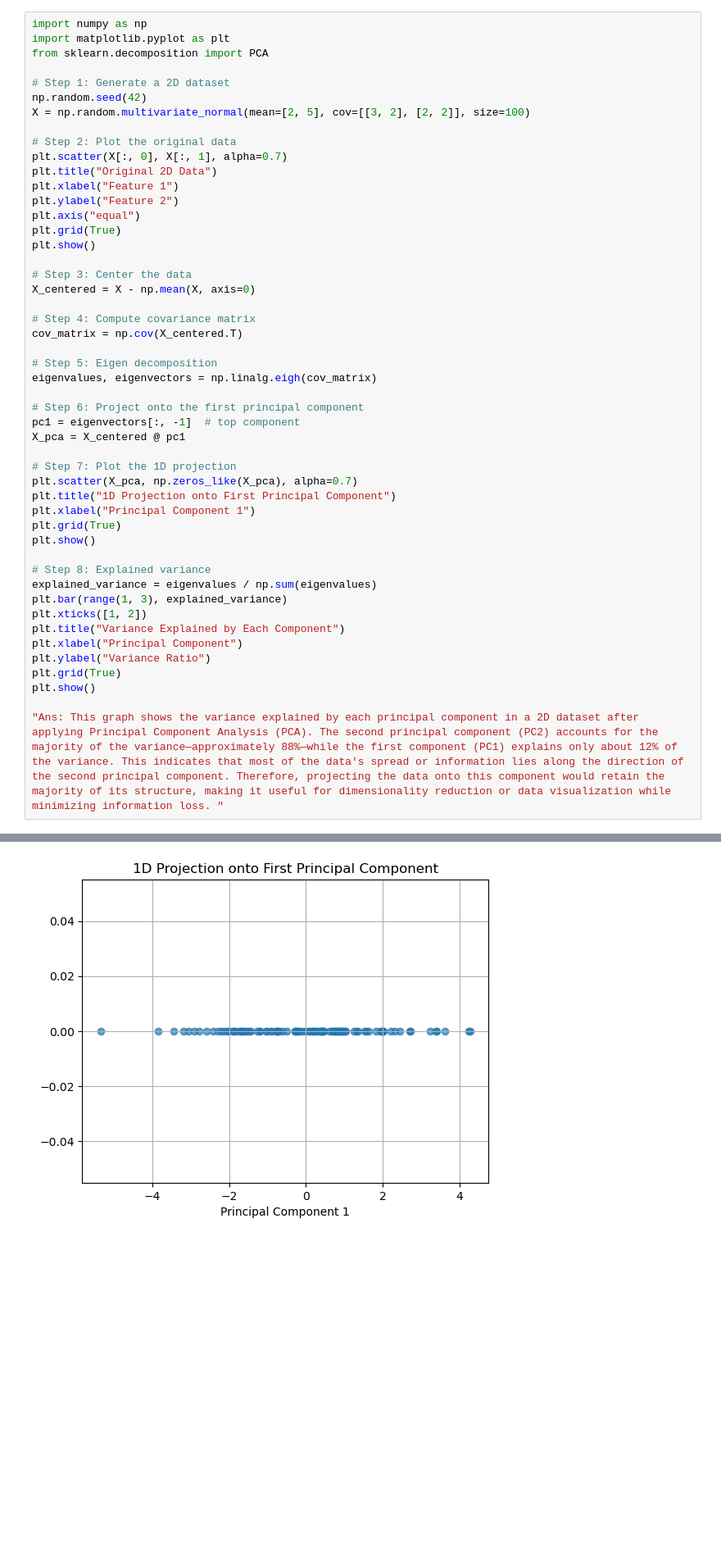
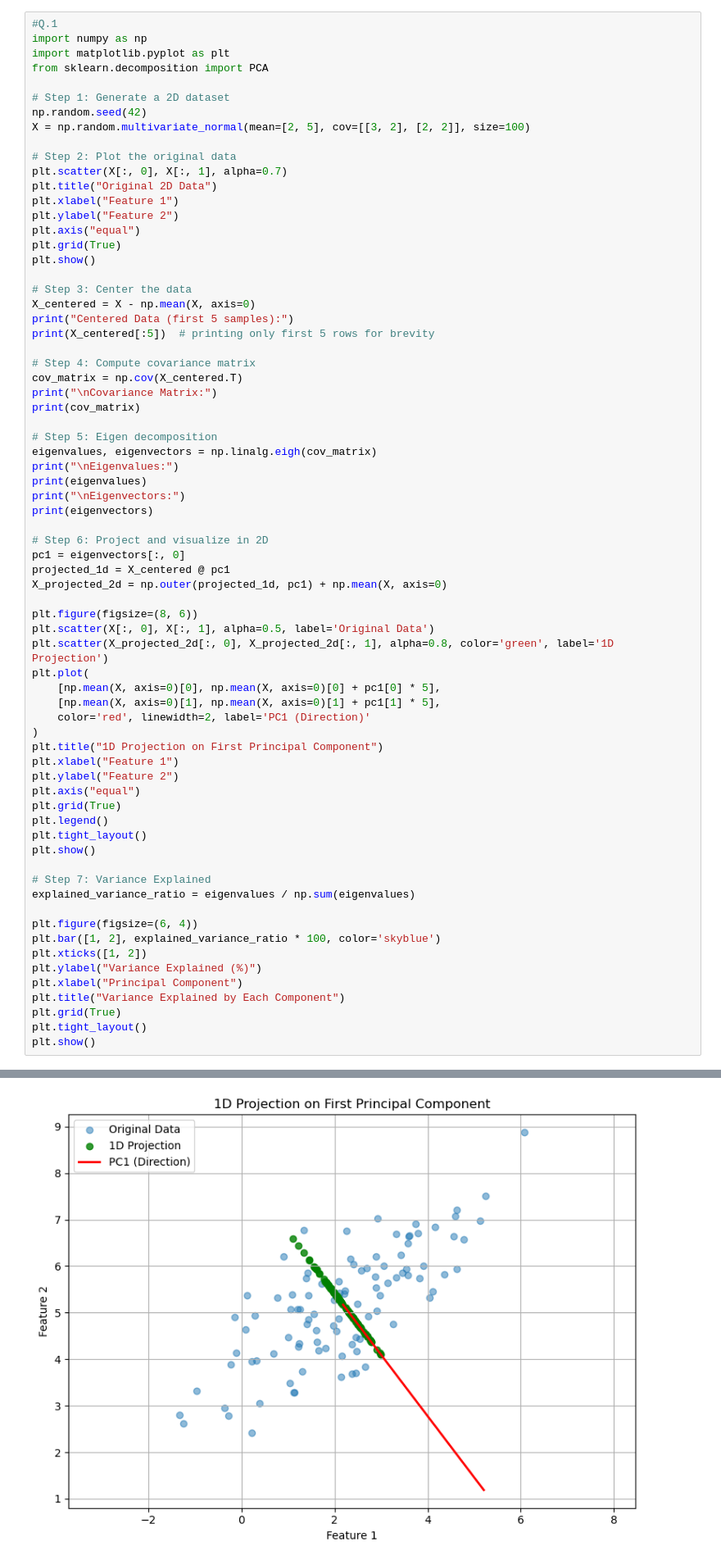
Before and after one commit to SohamKatkar24/is7332025, a Jupyter notebook: data-mining-project-repo/lab10/IS733_Lab10.ipynb, the cells around one changed output, grey strips where cells are left out. Shown at 82% size. Drawn from its saved outputs; the diff is of its cells as text; blank space fills up the shorter version.

```diff
--- a/data-mining-project-repo/lab10/IS733_Lab10.ipynb
+++ b/data-mining-project-repo/lab10/IS733_Lab10.ipynb
@@ -20,4 +1,5 @@ plt.show()
 # %%
+#Q.1
 import numpy as np
 import matplotlib.pyplot as plt
 from sklearn.decomposition import PCA
@@ -37,34 +19,54 @@ plt.show()
 
 # Step 3: Center the data
 X_centered = X - np.mean(X, axis=0)
+print("Centered Data (first 5 samples):")
+print(X_centered[:5])  # printing only first 5 rows for brevity
 
 # Step 4: Compute covariance matrix
 cov_matrix = np.cov(X_centered.T)
+print("\nCovariance Matrix:")
+print(cov_matrix)
 
 # Step 5: Eigen decomposition
 eigenvalues, eigenvectors = np.linalg.eigh(cov_matrix)
+print("\nEigenvalues:")
+print(eigenvalues)
+print("\nEigenvectors:")
+print(eigenvectors)
 
-# Step 6: Project onto the first principal component
-pc1 = eigenvectors[:, -1]  # top component
-X_pca = X_centered @ pc1
+# Step 6: Project and visualize in 2D
+pc1 = eigenvectors[:, 0]
+projected_1d = X_centered @ pc1
+X_projected_2d = np.outer(projected_1d, pc1) + np.mean(X, axis=0)
 
-# Step 7: Plot the 1D projection
-plt.scatter(X_pca, np.zeros_like(X_pca), alpha=0.7)
-plt.title("1D Projection onto First Principal Component")
-plt.xlabel("Principal Component 1")
+plt.figure(figsize=(8, 6))
+plt.scatter(X[:, 0], X[:, 1], alpha=0.5, label='Original Data')
+plt.scatter(X_projected_2d[:, 0], X_projected_2d[:, 1], alpha=0.8, color='green', label='1D Projection')
+plt.plot(
+    [np.mean(X, axis=0)[0], np.mean(X, axis=0)[0] + pc1[0] * 5],
+    [np.mean(X, axis=0)[1], np.mean(X, axis=0)[1] + pc1[1] * 5],
+    color='red', linewidth=2, label='PC1 (Direction)'
+)
+plt.title("1D Projection on First Principal Component")
+plt.xlabel("Feature 1")
+plt.ylabel("Feature 2")
+plt.axis("equal")
 plt.grid(True)
+plt.legend()
+plt.tight_layout()
 plt.show()
 
-# Step 8: Explained variance
-explained_variance = eigenvalues / np.sum(eigenvalues)
-plt.bar(range(1, 3), explained_variance)
+# Step 7: Variance Explained
+explained_variance_ratio = eigenvalues / np.sum(eigenvalues)
+
+plt.figure(figsize=(6, 4))
+plt.bar([1, 2], explained_variance_ratio * 100, color='skyblue')
 plt.xticks([1, 2])
+plt.ylabel("Variance Explained (%)")
+plt.xlabel("Principal Component")
 plt.title("Variance Explained by Each Component")
-plt.xlabel("Principal Component")
-plt.ylabel("Variance Ratio")
 plt.grid(True)
+plt.tight_layout()
 plt.show()
-
-"Ans: This graph shows the variance explained by each principal component in a 2D dataset after applying Principal Component Analysis (PCA). The second principal component (PC2) accounts for the majority of the variance—approximately 88%—while the first component (PC1) explains only about 12% of the variance. This indicates that most of the data's spread or information lies along the direction of the second principal component. Therefore, projecting the data onto this component would retain the majority of its structure, making it useful for dimensionality reduction or data visualization while minimizing information loss. "
 # %% [output]
 [figure]
@@ -71 +90 @@ plt.show()
-[figure, old version]
+[figure, new version]
```
Also changed, not shown: parts of 2 cells of this notebook.
